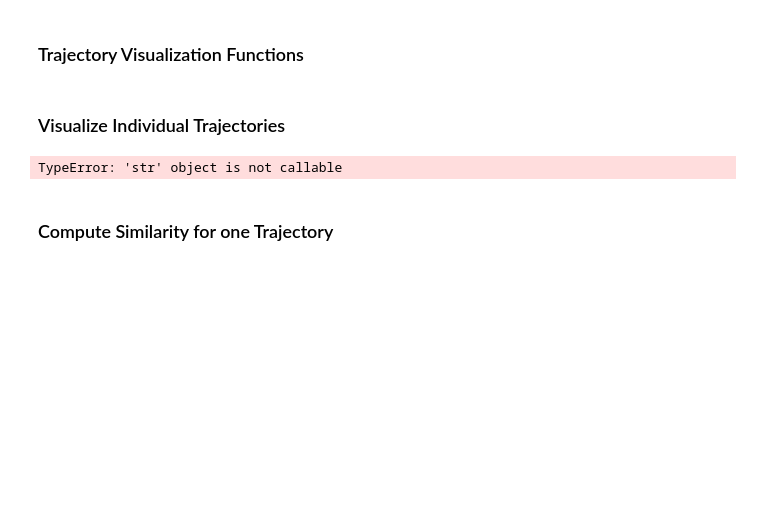
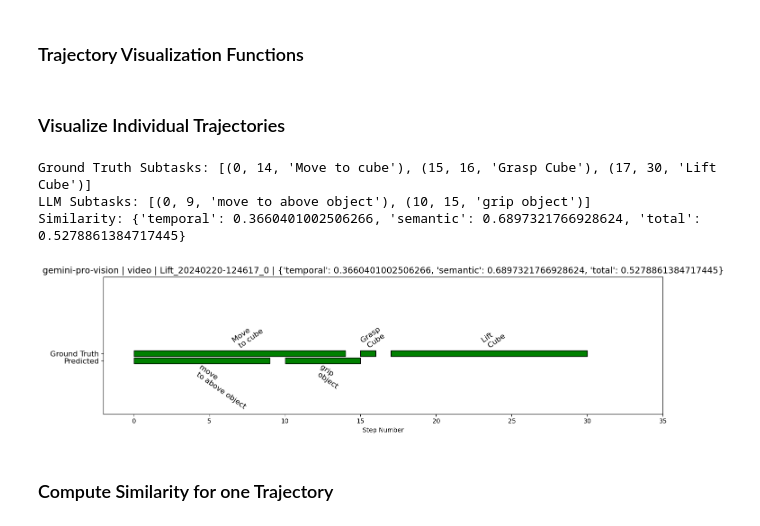
Before and after one commit to jsalfity/task_decomposition, a Jupyter notebook: task_decomposition/analysis/compare_GPT_groundtruth.ipynb, the cells around one changed output. Drawn from its saved outputs; the diff is of its cells as text; code cells hidden in the pictures; blank space fills up the shorter version.

Commit message:
comparison notebook working with new paths

```diff
--- a/task_decomposition/analysis/compare_GPT_groundtruth.ipynb
+++ b/task_decomposition/analysis/compare_GPT_groundtruth.ipynb
@@ -96,33 +96,36 @@ def plot_trajectory_decomposition(actual, predicted, title, ax=None):
 # %%
 ## visualize individual trajectory decompositions
 llm_model = "gemini-pro-vision"
 input_mode = "video"
 env_name = "Lift"
 runid = "Lift_20240220-124617_0"
 
 ## Extract the groundtruth and LLM output files
-gt_file = DATA_GT_TXT_PATH(env_name)+f"/{runid}_gt.txt"
+gt_file = ROBOT_TRAJ_GROUNDTRUTH_DATA_PATH(env_name)+f"/{runid}_gt.txt"
 llm_file = LLM_OUTPUT_PATH(llm_model, input_mode, env_name)+f"/{runid}.json"
 
 gt_subtasks = extract_subtask_from_groundtruth_file(filepath=gt_file)
 llm_subtasks = extract_subtask_from_LLM_output_file(filepath=llm_file,
                                                     llm_model=llm_model)
 
 print(f"Ground Truth Subtasks: {gt_subtasks}")
 print(f"LLM Subtasks: {llm_subtasks}")
 
 similarity = subtask_similarity(gt_subtasks, llm_subtasks)
 print(f"Similarity: {similarity}")
 
 # # create new figure
 fig, ax = plt.subplots(figsize=(14, 4))
 title = f"{env_name} Environment, Total{similarity['total']:.2f}, Temporal: {similarity['temporal']:.2f}, Semantic Similarity: {similarity['semantic']:.2f}"
 plot_trajectory_decomposition(actual=gt_subtasks,
                               predicted=llm_subtasks,
                               title=f"{llm_model} | {input_mode} | {runid} | {similarity}",
                               ax=ax)
 # %% [output]
-TypeError: 'str' object is not callable
+Ground Truth Subtasks: [(0, 14, 'Move to cube'), (15, 16, 'Grasp Cube'), (17, 30, 'Lift Cube')]
+LLM Subtasks: [(0, 9, 'move to above object'), (10, 15, 'grip object')]
+Similarity: {'temporal': 0.3660401002506266, 'semantic': 0.6897321766928624, 'total': 0.5278861384717445}
+[figure, added]
 # %% [markdown]
 ### Compute Similarity for one Trajectory
 # %%
```
Also changed, not shown: parts of 3 cells of this notebook, 1 other file.
